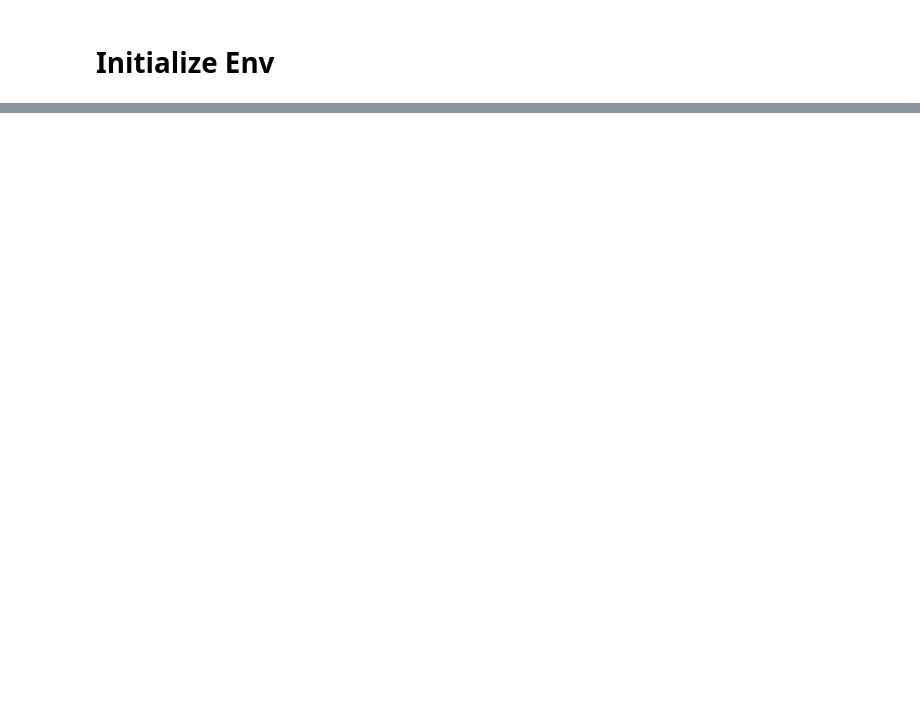
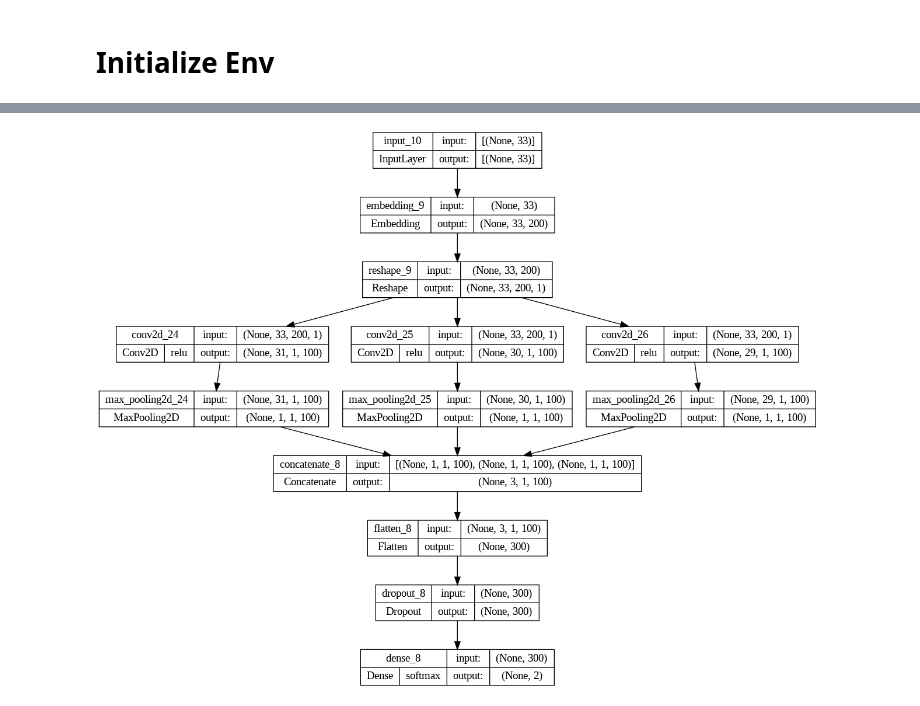
Before and after one commit to ramwtz/data-science-project, a Jupyter notebook: draft/text_model_train.ipynb, the cells around one changed output, grey strips where cells are left out. Saved outputs shown, nothing was run; the diff lists cells and outputs as text; code cells hidden in the pictures; blank space fills up the shorter version.

Commit message:
creating first text model

```diff
--- a/draft/text_model_train.ipynb
+++ b/draft/text_model_train.ipynb
@@ -798,0 +173,5 @@ Note: you may need to restart the kernel to use updated packages.
+# %%
+transcriptions['len'] = model_data['transcription'].apply(lambda x: len(str(x).split(' ')))
+print("mean length of sentence: " + str(transcriptions.len.mean()))
+print("max length of sentence: " + str(transcriptions.len.max()))
+print("std dev length of sentence: " + str(transcriptions.len.std()))
@@ -798,0 +183,2 @@ Note: you may need to restart the kernel to use updated packages.
+# %%
+sequence_length = transcriptions.len.max()
@@ -798,0 +187,9 @@ Note: you may need to restart the kernel to use updated packages.
+# %%
+max_features = 20000
+
+tokenizer = Tokenizer(num_words=max_features, split=' ', oov_token='<unw>')
+tokenizer.fit_on_texts(model_data['transcription'].values)
+features = tokenizer.texts_to_sequences(model_data['transcription'].values)
+# TODO maybe pad interlacing instead of in the begininng?
+features = pad_sequences(features, sequence_length)
+print(features)
@@ -798,0 +320,6 @@ Note: you may need to restart the kernel to use updated packages.
+# %%
+embedding_dim = 200
+num_filters = 100
+
+text_model = cnn_model(embedding_dim, num_filters)
+print(text_model.summary())
@@ -798,0 +344,4 @@ Note: you may need to restart the kernel to use updated packages.
+# %%
+plot_model(text_model, show_shapes=True, show_layer_activations=True)
+# %% [output]
+[figure, added]
```
Also changed, not shown: parts of 156 cells of this notebook.
